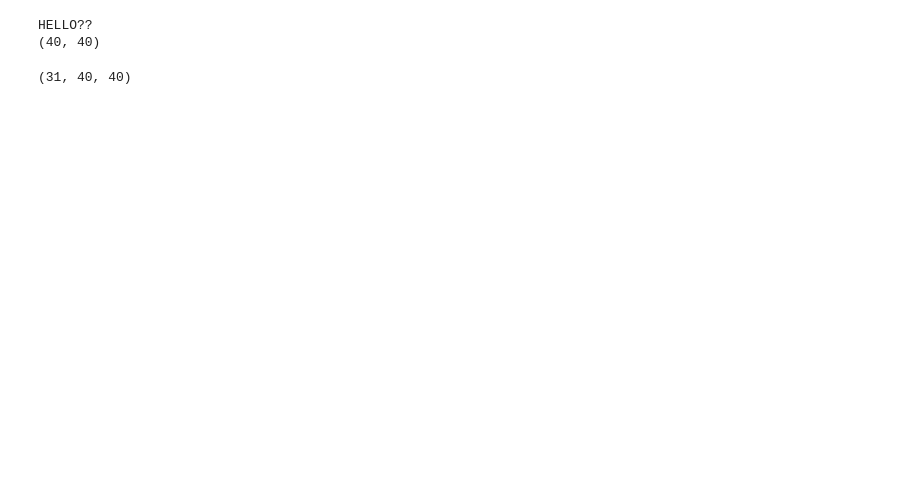
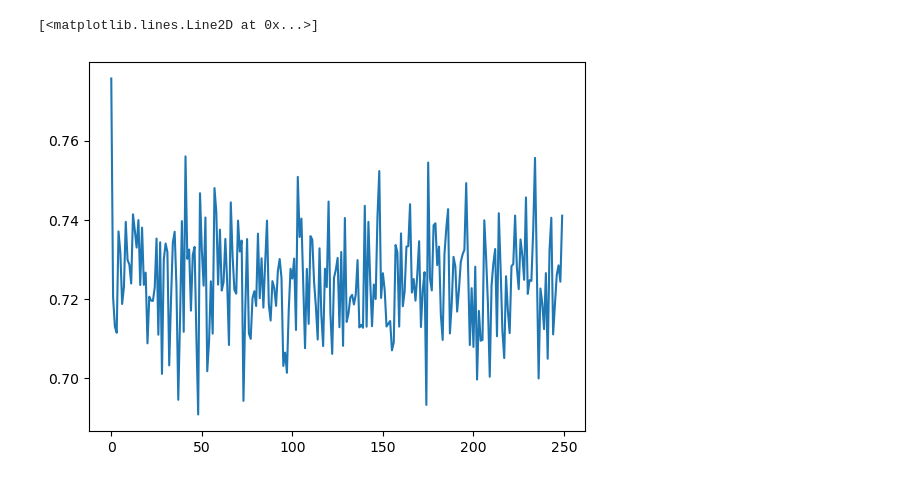
Before and after one commit to enochcluk/variational_filtering, a Jupyter notebook: learn_inflation.ipynb, the cells around one changed output. Drawn from its saved outputs; the diff is of its cells as text; code cells hidden in the pictures; blank space fills up the shorter version.

```diff
--- a/learn_inflation.ipynb
+++ b/learn_inflation.ipynb
@@ -149,9 +163,11 @@ def ensrf_steps(ensemble_init, observations, H, Q, R, localization_matrix, infla
 # %%
-localization_matrix = generate_gc_localization_matrix(n, 5)
+localization_matrix = np.ones((n, n))#generate_gc_localization_matrix(n, 5)
 ensemble_init = random.multivariate_normal(key, initial_state, Q, (n_ensemble,)).T
-ensrf_steps(ensemble_init, observations, H, Q, R, localization_matrix, 1.2)[1].shape
-#ensrf_step(ensemble_init, observations[2,:], H, Q, R, localization_matrix, 1)
+e, c = ensrf_steps(ensemble_init, observations, H, Q, R, localization_matrix, 1.0, key)
-# %% [output]
-HELLO??
-(40, 40)
-(31, 40, 40)
+# %%
+#plt.plot(e.mean(axis=(1,2)))
+#plt.plot(true_states.mean(axis=1))
+plt.plot([np.trace(cc) for cc in c])
+# %% [output]
+[<matplotlib.lines.Line2D at 0x...>]
+[figure, added]
```
Also changed, not shown: parts of 9 cells of this notebook, 1 other file.
